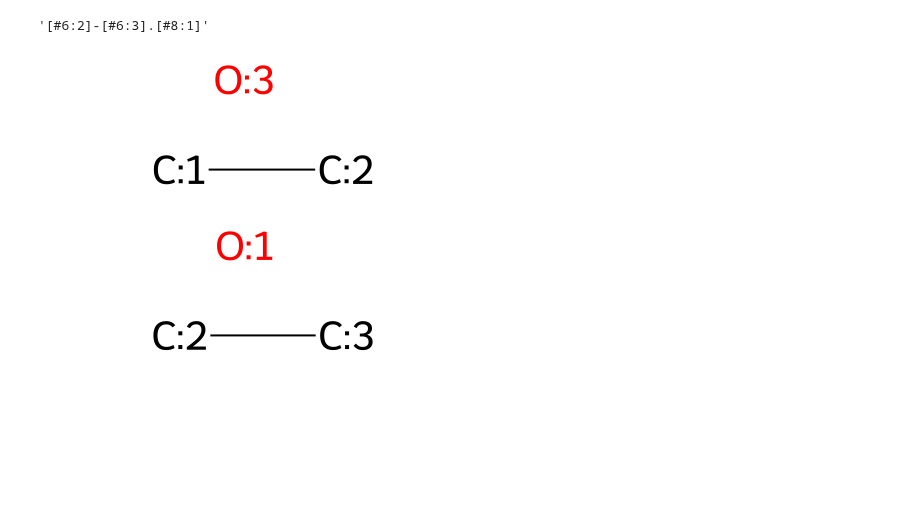
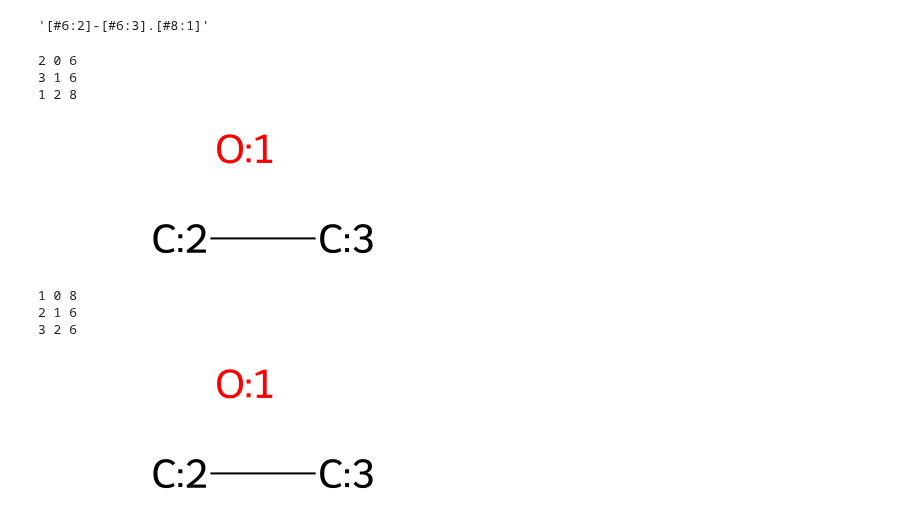
Before and after one commit to stefanpate/coarse-grain-rxns, a Jupyter notebook: notebooks/frag_by_aidxs.ipynb, the cells around one changed output. Saved outputs shown, nothing was run; the diff lists cells and outputs as text; code cells hidden in the pictures; blank space fills up the shorter version.

```diff
--- a/notebooks/frag_by_aidxs.ipynb
+++ b/notebooks/frag_by_aidxs.ipynb
@@ -247,14 +247,22 @@ Chem.MolToSmarts(Chem.MolFromSmarts('[#6:2]-[#6:3].[#8:1]'))
 # %%
 mol = Chem.MolFromSmarts('[#6:2]-[#6:3].[#8:1]')
 for atom in mol.GetAtoms():
-    atom.SetAtomMapNum(atom.GetIdx() + 1)
+    print(atom.GetAtomMapNum(), atom.GetIdx(), atom.GetAtomicNum())
+    # atom.SetAtomMapNum(atom.GetIdx() + 1)
 mol
 # %% [output]
+2 0 6
+3 1 6
+1 2 8
-[figure, old version]
+[figure, new version]
 # %%
 mol = Chem.MolFromSmarts('[#8:1].[#6:2]-[#6:3]')
 for atom in mol.GetAtoms():
+    print(atom.GetAtomMapNum(), atom.GetIdx(), atom.GetAtomicNum())
     atom.SetAtomMapNum(atom.GetIdx() + 1)
 mol
 # %% [output]
+1 0 8
+2 1 6
+3 2 6
 [figure]
```
Also changed, not shown: parts of 17 cells of this notebook, 6 other files.
